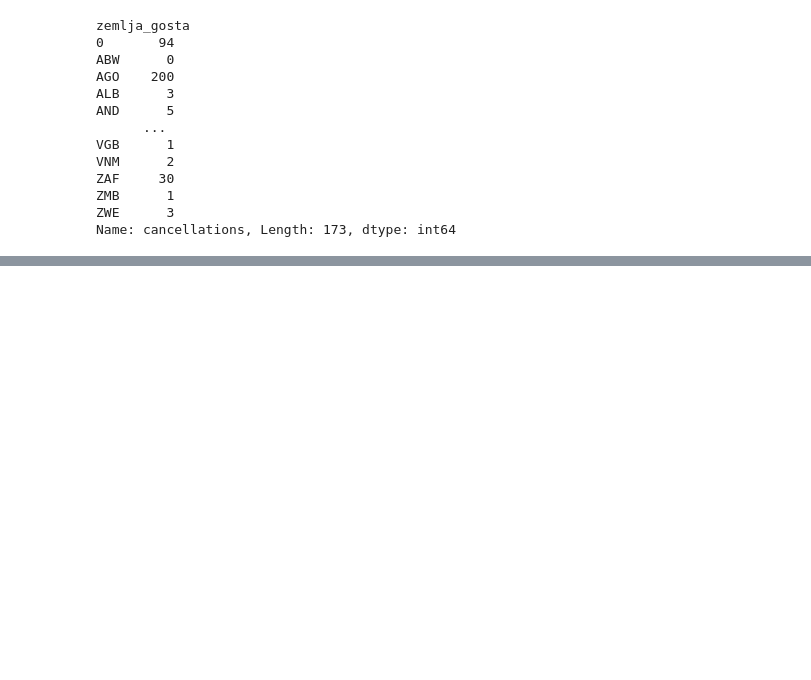
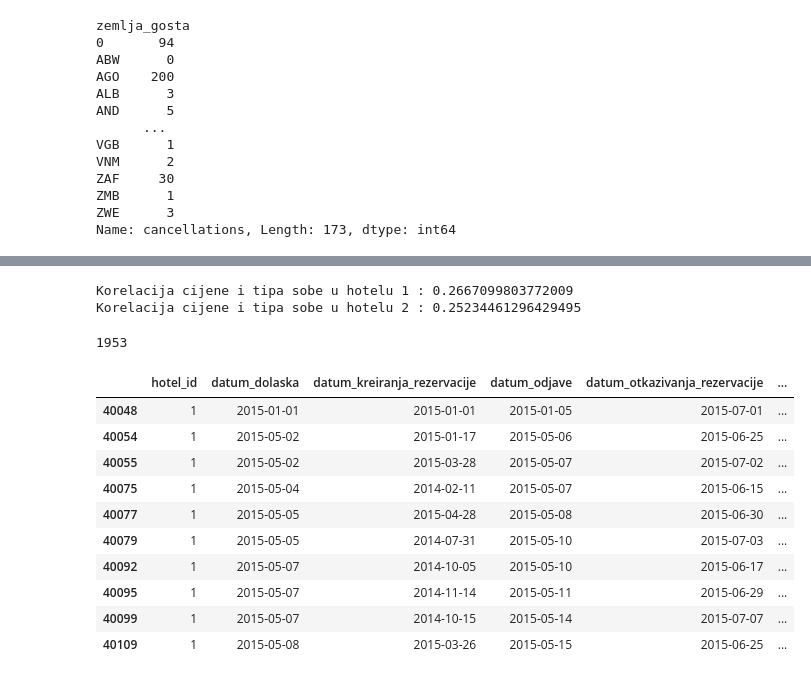
Before and after one commit to MarkoHaralovic/Prediction-of-Hotel-Occupancy, a Jupyter notebook: prediction-of-hotel-occupancy/notebooks/primjer-ucitavanja-dataseta.ipynb, the cells around one changed output, grey strips where cells are left out. Cells and saved outputs as stored; diff of their text form; code cells hidden in the pictures; blank space fills up the shorter version.

```diff
--- a/prediction-of-hotel-occupancy/notebooks/primjer-ucitavanja-dataseta.ipynb
+++ b/prediction-of-hotel-occupancy/notebooks/primjer-ucitavanja-dataseta.ipynb
@@ -307,0 +343,6 @@ Name: cancellation_percentage, dtype: float64
+# %%
+print(f"Korelacija cijene i tipa sobe u hotelu 1 : {hotel_one['tip_sobe_id'].corr(hotel_one['cijena_nocenja'])}")
+print(f"Korelacija cijene i tipa sobe u hotelu 2 : {hotel_two['tip_sobe_id'].corr(hotel_two['cijena_nocenja'])}")
+# %% [output]
+Korelacija cijene i tipa sobe u hotelu 1 : 0.2667099803772009
+Korelacija cijene i tipa sobe u hotelu 2 : 0.25234461296429495
@@ -307,0 +357,18 @@ Name: cancellation_percentage, dtype: float64
+# %%
+krivi_datumi = df_copy[df_copy['datum_otkazivanja_rezervacije'] > df_copy['datum_dolaska']]
+# %%
+print(len(krivi_datumi))
+krivi_datumi.head(10)
+# %% [output]
+1953
+|  | hotel_id | datum_dolaska | datum_kreiranja_rezervacije | datum_odjave | datum_otkazivanja_rezervacije | ... |
+| 40048 | 1 | 2015-01-01 | 2015-01-01 | 2015-01-05 | 2015-07-01 | ... |
+| 40054 | 1 | 2015-05-02 | 2015-01-17 | 2015-05-06 | 2015-06-25 | ... |
+| 40055 | 1 | 2015-05-02 | 2015-03-28 | 2015-05-07 | 2015-07-02 | ... |
+| 40075 | 1 | 2015-05-04 | 2014-02-11 | 2015-05-07 | 2015-06-15 | ... |
+| 40077 | 1 | 2015-05-05 | 2015-04-28 | 2015-05-08 | 2015-06-30 | ... |
+| 40079 | 1 | 2015-05-05 | 2014-07-31 | 2015-05-10 | 2015-07-03 | ... |
+| 40092 | 1 | 2015-05-07 | 2014-10-05 | 2015-05-10 | 2015-06-17 | ... |
+| 40095 | 1 | 2015-05-07 | 2014-11-14 | 2015-05-11 | 2015-06-29 | ... |
+| 40099 | 1 | 2015-05-07 | 2014-10-15 | 2015-05-14 | 2015-07-07 | ... |
+| 40109 | 1 | 2015-05-08 | 2015-03-26 | 2015-05-15 | 2015-06-25 | ... |
```
Also changed, not shown: parts of 12 cells of this notebook, 1 other file.
